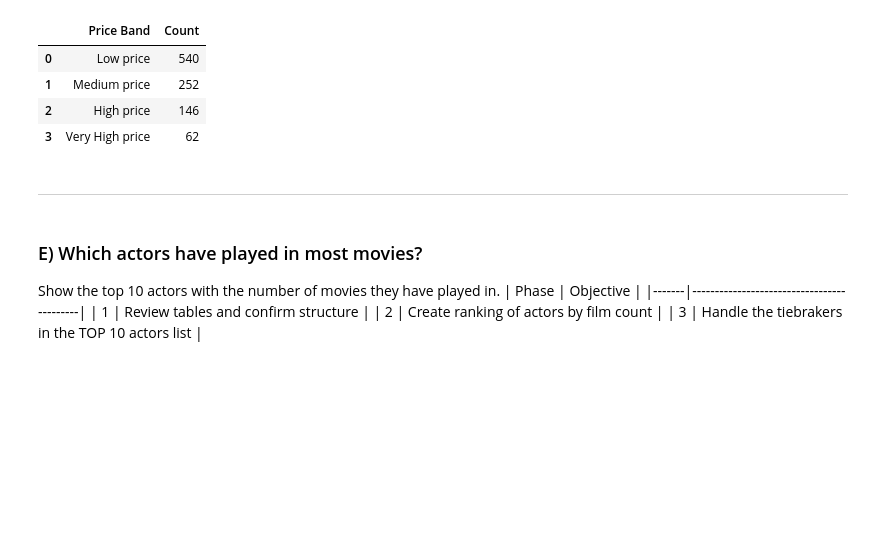
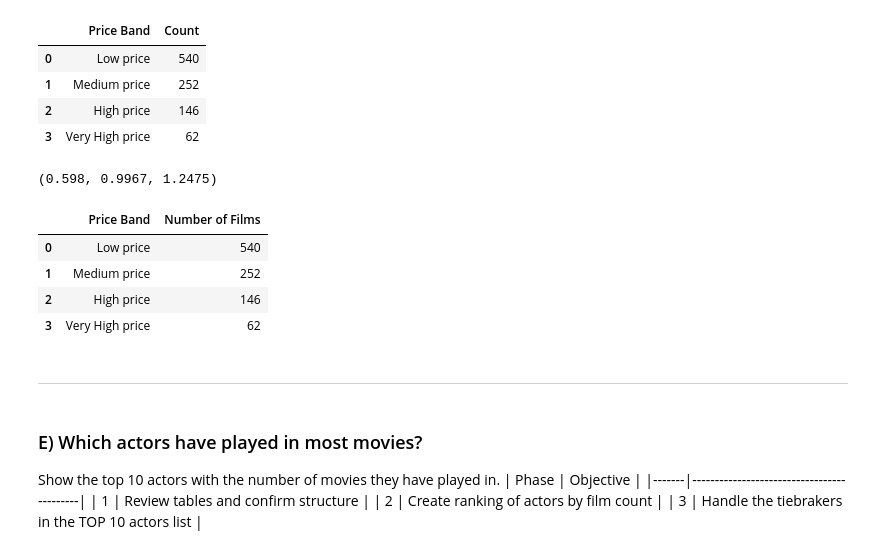
Before and after one commit to Akina-Aoki/sql_lab1_aira_franco, a Jupyter notebook: duckdb_pandas.ipynb, the cells around one changed output. Cells and saved outputs as stored; diff of their text form; code cells hidden in the pictures; blank space fills up the shorter version.

```diff
--- a/duckdb_pandas.ipynb
+++ b/duckdb_pandas.ipynb
@@ -413,6 +412,53 @@ daily_price_counts
 | 1 | Medium price | 252 |
 | 2 | High price | 146 |
 | 3 | Very High price | 62 |
+# %%
+low, medium, high
+# %% [output]
+(0.598, 0.9967, 1.2475)
+# %%
+# Final Query in SQL all combined:
+duckdb.sql("""--sql
+
+WITH daily_price AS (
+    SELECT
+        ROUND(rental_rate / rental_duration, 4) AS daily_price
+    FROM film
+),
+
+thresholds AS (
+    SELECT
+        quantile_cont(daily_price, 0.50) AS low,
+        quantile_cont(daily_price, 0.75) AS medium,
+        quantile_cont(daily_price, 0.90) AS high
+    FROM daily_price
+),
+
+banded AS (
+    SELECT
+        daily_price,
+        CASE
+            WHEN daily_price <= low THEN 'Low price'
+            WHEN daily_price <= medium THEN 'Medium price'
+            WHEN daily_price <= high THEN 'High price'
+            ELSE 'Very High price'
+        END AS price_band
+    FROM daily_price, thresholds
+)
+
+SELECT
+    price_band AS "Price Band",
+    COUNT(*) AS "Number of Films"
+FROM banded
+GROUP BY price_band
+ORDER BY COUNT(*) DESC;
+""").df()
+# %% [output]
+|  | Price Band | Number of Films |
+| 0 | Low price | 540 |
+| 1 | Medium price | 252 |
+| 2 | High price | 146 |
+| 3 | Very High price | 62 |
 # %% [markdown]
 ----------------------------------------------------------------------------------------------------------------------------------------------
 # %% [markdown]
```
Also changed, not shown: parts of 23 cells of this notebook, 1 other file.
